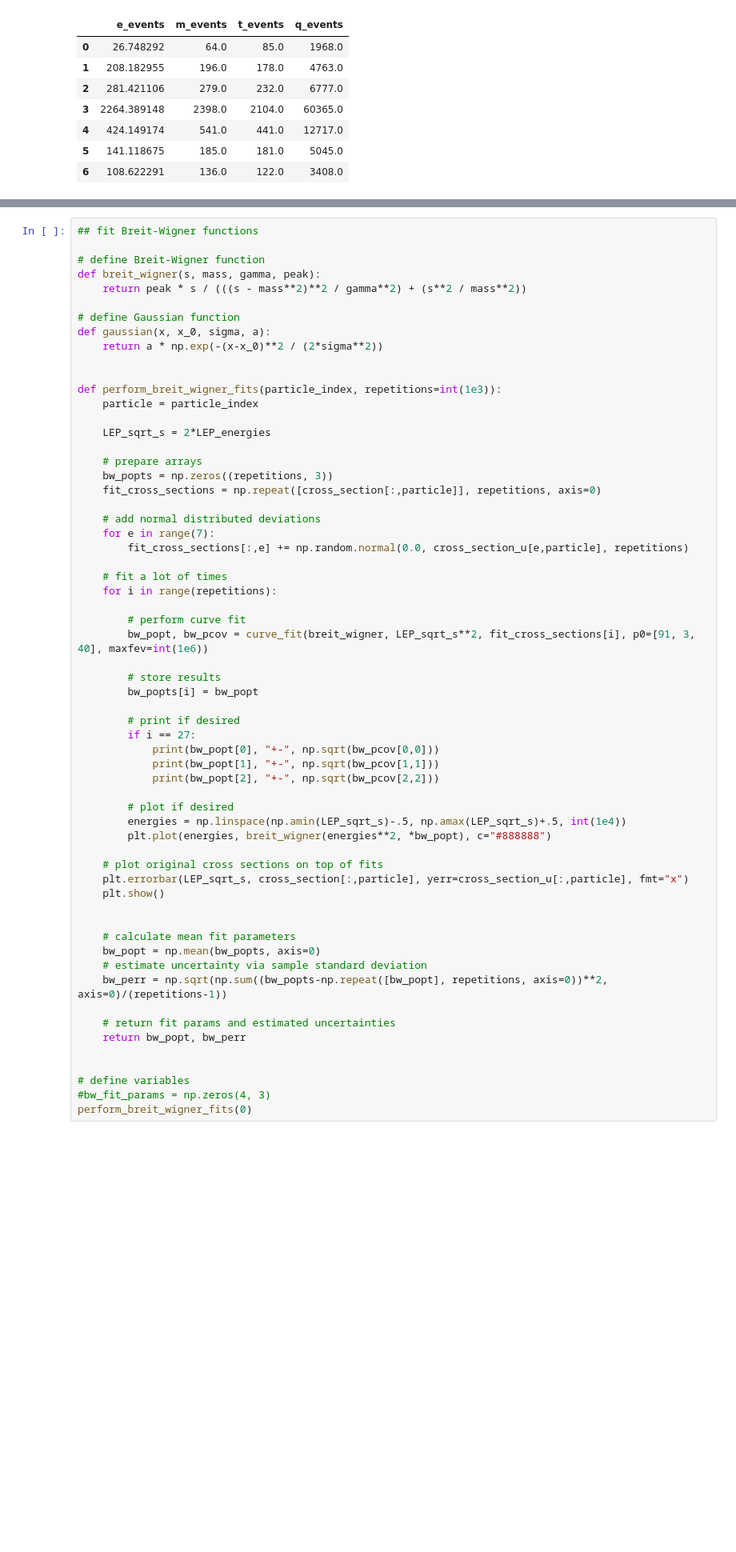
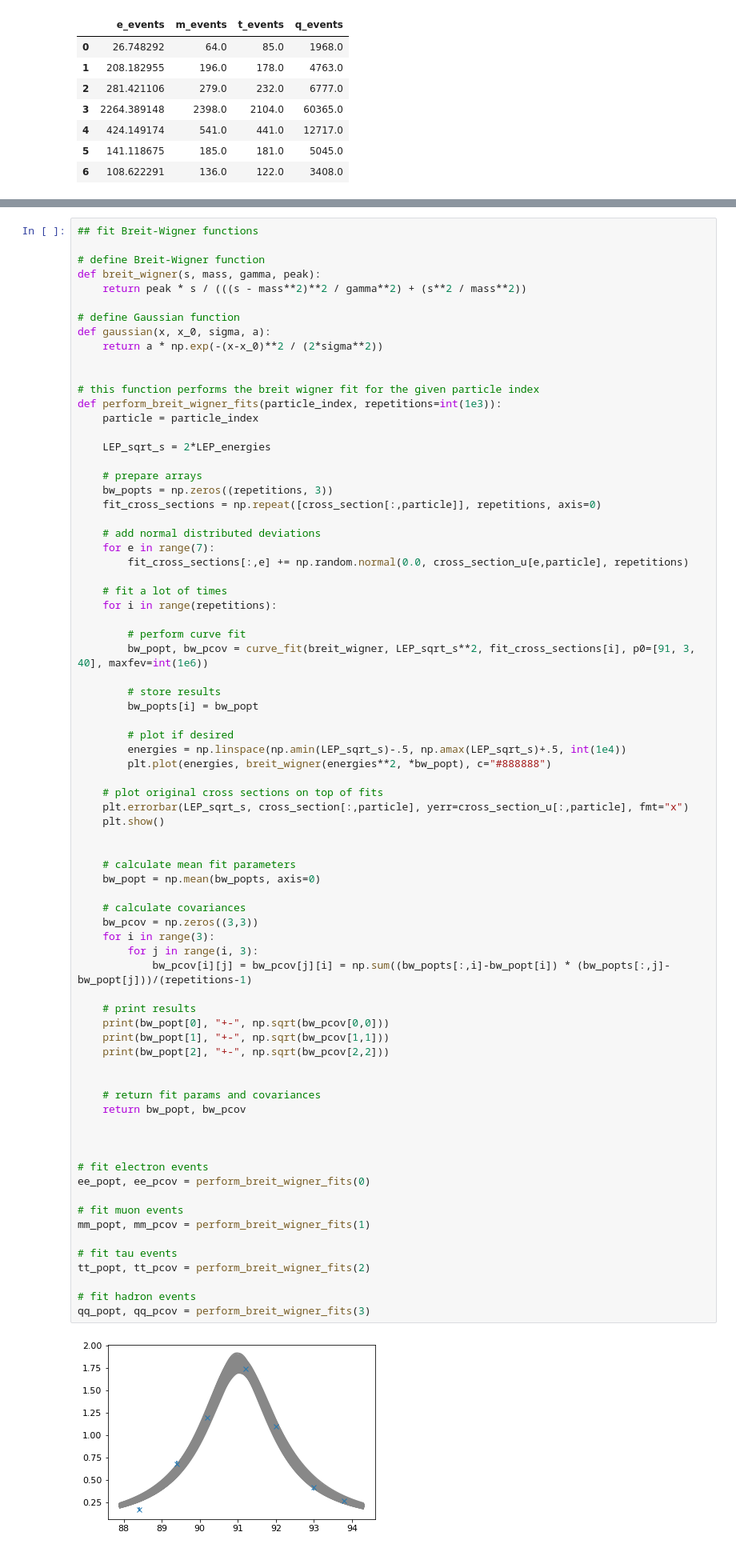
Before and after one commit to robingrether/z0-precisionmeasurement, a Jupyter notebook: z0_experiment.ipynb, the cells around one changed output, grey strips where cells are left out. Shown: that part at 80% size. Saved outputs shown, nothing was run; the diff lists cells and outputs as text; blank space fills up the shorter version.

```diff
--- a/z0_experiment.ipynb
+++ b/z0_experiment.ipynb
@@ -686,6 +660,7 @@ def gaussian(x, x_0, sigma, a):
     return a * np.exp(-(x-x_0)**2 / (2*sigma**2))
 
 
+# this function performs the breit wigner fit for the given particle index
 def perform_breit_wigner_fits(particle_index, repetitions=int(1e3)):
     particle = particle_index
 
@@ -696,43 +671,57 @@ def perform_breit_wigner_fits(particle_index, repetitions=int(1e3)):
     fit_cross_sections = np.repeat([cross_section[:,particle]], repetitions, axis=0)
 
     # add normal distributed deviations
     for e in range(7):
         fit_cross_sections[:,e] += np.random.normal(0.0, cross_section_u[e,particle], repetitions)
 
     # fit a lot of times
     for i in range(repetitions):
 
         # perform curve fit
         bw_popt, bw_pcov = curve_fit(breit_wigner, LEP_sqrt_s**2, fit_cross_sections[i], p0=[91, 3, 40], maxfev=int(1e6))
 
         # store results
         bw_popts[i] = bw_popt
 
-        # print if desired
-        if i == 27:
-            print(bw_popt[0], "+-", np.sqrt(bw_pcov[0,0]))
-            print(bw_popt[1], "+-", np.sqrt(bw_pcov[1,1]))
-            print(bw_popt[2], "+-", np.sqrt(bw_pcov[2,2]))
-
         # plot if desired
         energies = np.linspace(np.amin(LEP_sqrt_s)-.5, np.amax(LEP_sqrt_s)+.5, int(1e4))
         plt.plot(energies, breit_wigner(energies**2, *bw_popt), c="#888888")
 
     # plot original cross sections on top of fits
     plt.errorbar(LEP_sqrt_s, cross_section[:,particle], yerr=cross_section_u[:,particle], fmt="x")
     plt.show()
 
 
     # calculate mean fit parameters
     bw_popt = np.mean(bw_popts, axis=0)
-    # estimate uncertainty via sample standard deviation
-    bw_perr = np.sqrt(np.sum((bw_popts-np.repeat([bw_popt], repetitions, axis=0))**2, axis=0)/(repetitions-1))
 
-    # return fit params and estimated uncertainties
-    return bw_popt, bw_perr
+    # calculate covariances
+    bw_pcov = np.zeros((3,3))
+    for i in range(3):
+        for j in range(i, 3):
+            bw_pcov[i][j] = bw_pcov[j][i] = np.sum((bw_popts[:,i]-bw_popt[i]) * (bw_popts[:,j]-bw_popt[j]))/(repetitions-1)
+
+    # print results
+    print(bw_popt[0], "+-", np.sqrt(bw_pcov[0,0]))
+    print(bw_popt[1], "+-", np.sqrt(bw_pcov[1,1]))
+    print(bw_popt[2], "+-", np.sqrt(bw_pcov[2,2]))
 
 
-# define variables
-#bw_fit_params = np.zeros(4, 3)
-perform_breit_wigner_fits(0)
+    # return fit params and covariances
+    return bw_popt, bw_pcov
+
+
+
+# fit electron events
+ee_popt, ee_pcov = perform_breit_wigner_fits(0)
+
+# fit muon events
+mm_popt, mm_pcov = perform_breit_wigner_fits(1)
+
+# fit tau events
+tt_popt, tt_pcov = perform_breit_wigner_fits(2)
+
+# fit hadron events
+qq_popt, qq_pcov = perform_breit_wigner_fits(3)
 # %% [output]
+[figure, new version]
```
Also changed, not shown: parts of 16 cells of this notebook.
